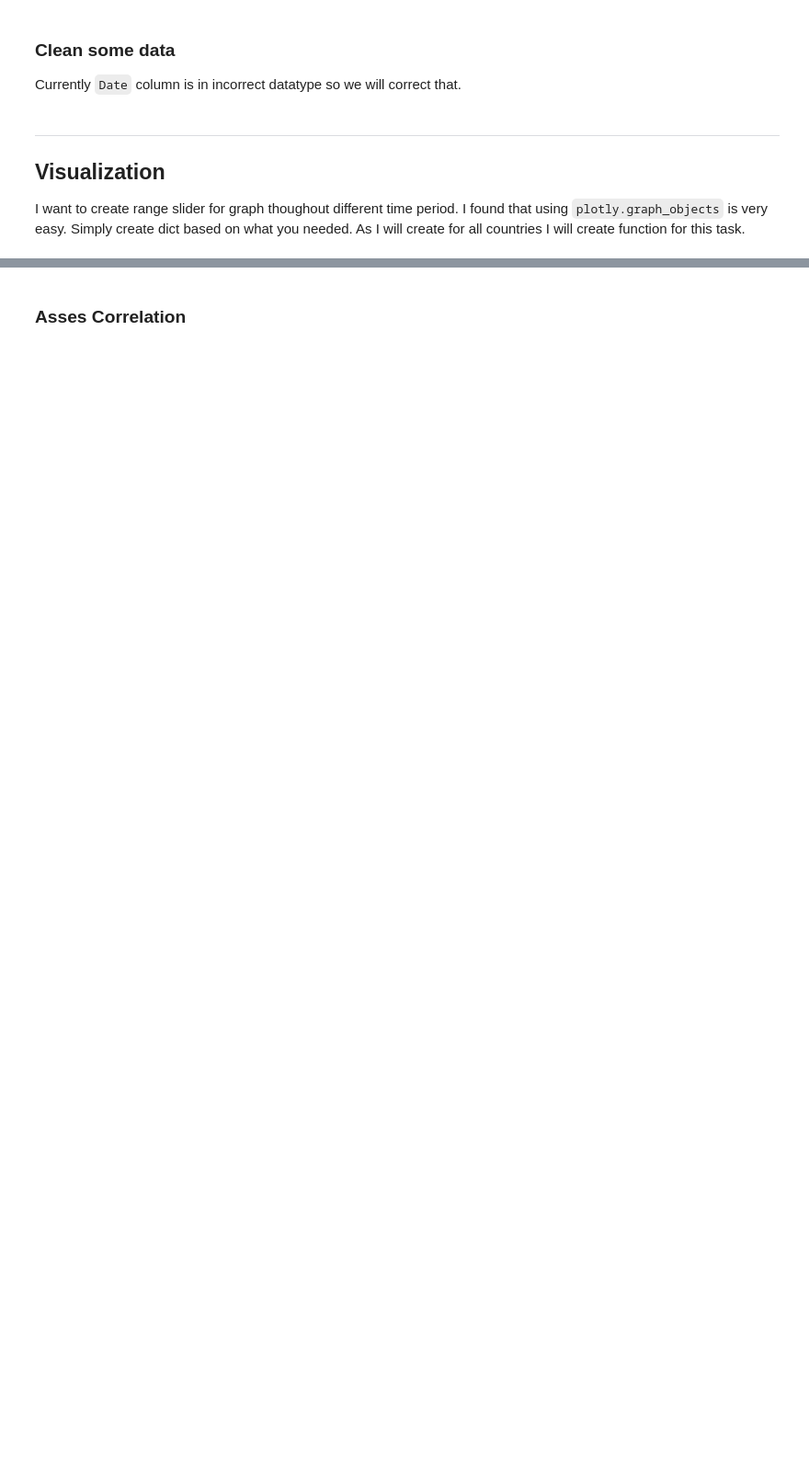
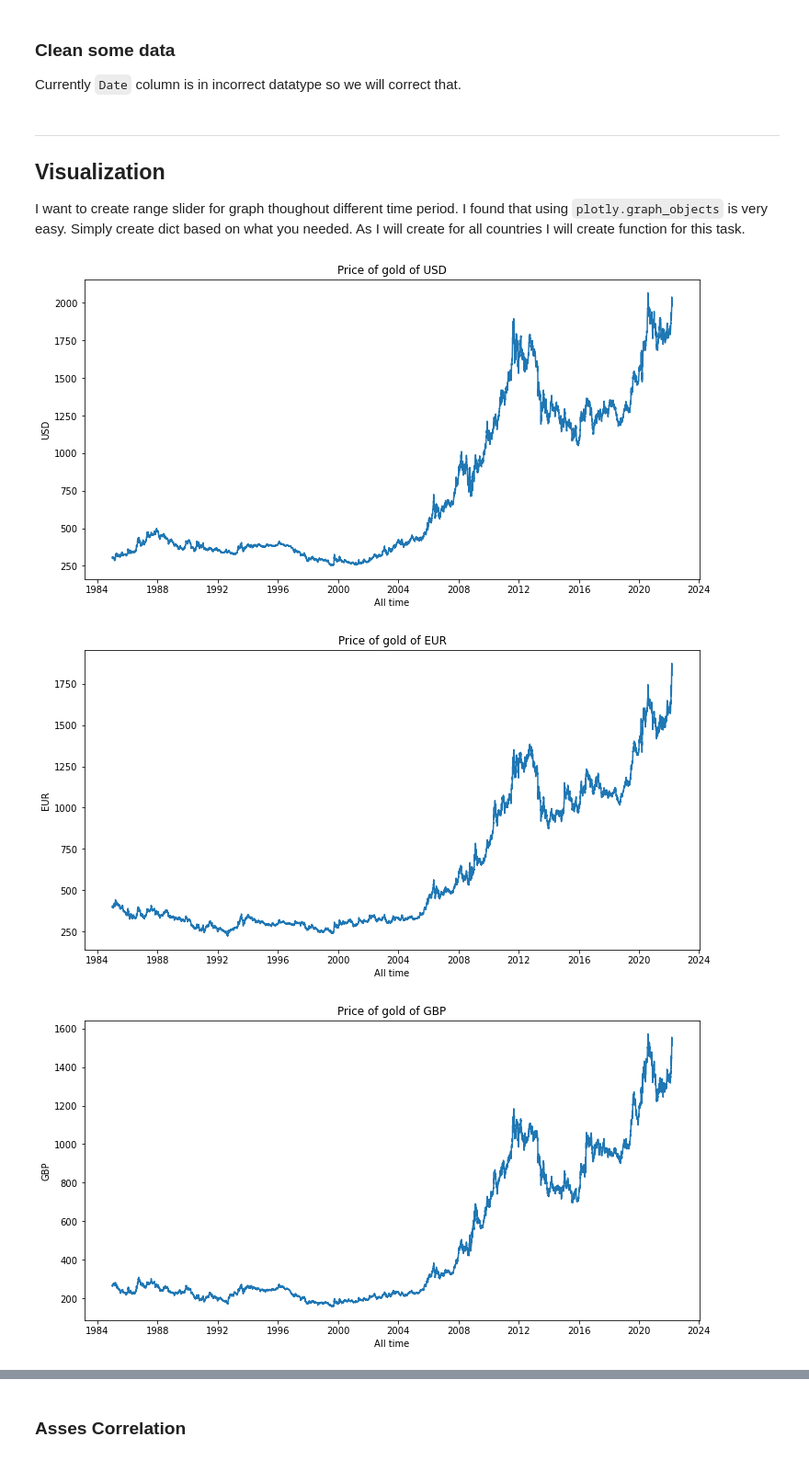
Before and after one commit to vclzez/DATA, a Jupyter notebook: Kaggle/Gold Rate/EDA Gold Rate and forecast.ipynb, the cells around one changed output, grey strips where cells are left out. Shown at 92% size. Cells and saved outputs as stored; diff of their text form; code cells hidden in the pictures; blank space fills up the shorter version.

```diff
--- a/Kaggle/Gold Rate/EDA Gold Rate and forecast.ipynb
+++ b/Kaggle/Gold Rate/EDA Gold Rate and forecast.ipynb
@@ -201,8 +201,25 @@ def plot_daily(currency):
     fig.update_layout(xaxis=dict(rangeselector=dict(buttons=list([month, three_month, six_month, year, three_year, five_year, alltime])), rangeslider=dict(visible=True), type="date"))
     fig.update_layout(yaxis_title=f'{currency}')
     fig.show()
+
+### For seaborn
+def plot_daily_sea_all(currency):
+    fig = plt.figure(figsize=(12,6))
+    g = sns.lineplot(x='Date', y=f'{currency}', data=daily)
+    g.set_title(f"Price of gold of {currency}")
+    g.set_xlabel("All time")
+    g.set_ylabel(f'{currency}')
+    plt.show()
 # %%
 currencies = ['USD', 'EUR', 'GBP','INR' , 'AED', 'CNY']
 
 for i in currencies:
     plot_daily(i)
+# %%
+## Seaborn as Git don't show graph_objs
+for i in currencies:
+    plot_daily_sea_all(i)
+# %% [output]
+[figure, added]
+[figure, added]
+[figure, added]
```
Also changed, not shown: parts of 9 cells of this notebook.
